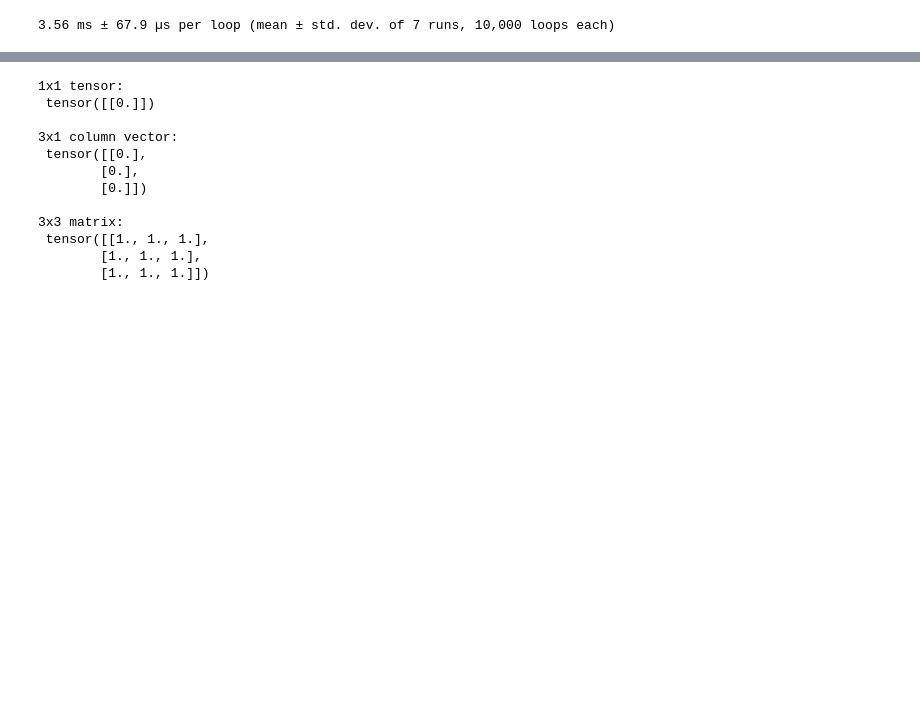
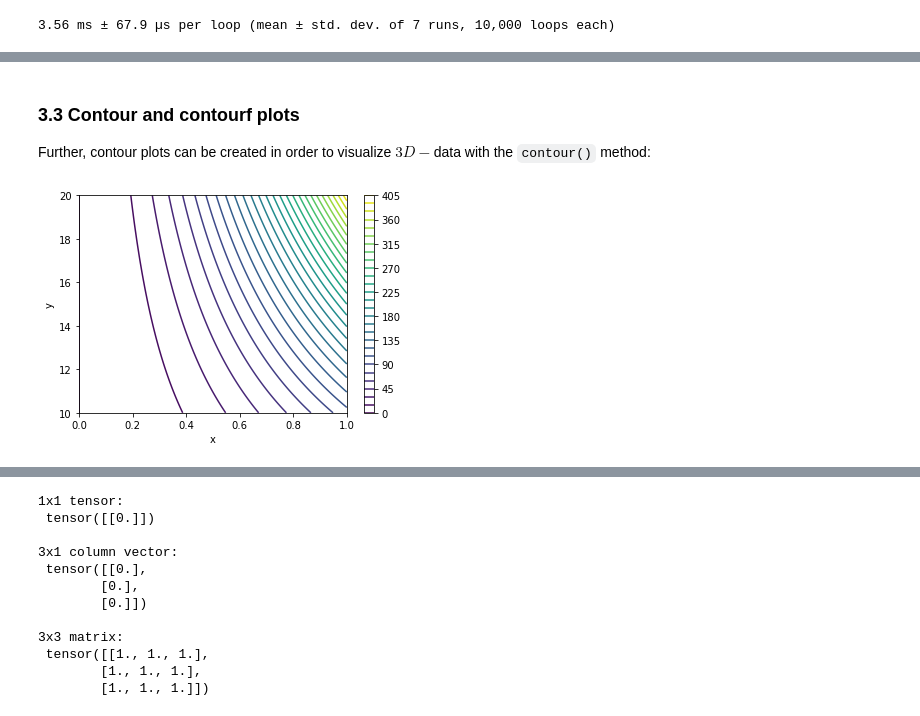
Before and after one commit to AndreWeiner/ml-cfd-lecture, a Jupyter notebook: notebooks/python_intro.ipynb, the cells around one changed output, grey strips where cells are left out. Saved outputs shown, nothing was run; the diff lists cells and outputs as text; code cells hidden in the pictures; blank space fills up the shorter version.

```diff
--- a/notebooks/python_intro.ipynb
+++ b/notebooks/python_intro.ipynb
@@ -221,0 +281,25 @@ As can be seen by this little example, using list comprehension instead of for-l
+# %% [markdown]
+### 3.3 Contour and contourf plots
+Further, contour plots can be created in order to visualize $3D-$data with the `contour()` method:
+# %%
+from numpy import meshgrid
+# create 3D-data
+x = pt.linspace(0, 1, 100)
+y = pt.linspace(10, 20, 100)
+
+# in order to get one datapoint for each (x, y) tuple, we create a grid of (x, y) tuples with meshgrid
+x_new, y_new = meshgrid(x, y)
+
+# now we can use the grid to generate a matrix of data in z-direction, so for each (x, y) tuple there exist one z data point
+z = x_new**2 * y_new**2
+
+# now create contour plot, levels = number of isolines in the plot
+plt.contour(x, y, z, levels=30)
+
+# again we can add some labels and a colorbar
+plt.xlabel("x")
+plt.ylabel("y")
+plt.colorbar()
+plt.show()
+# %% [output]
+[figure, added]
```
Also changed, not shown: parts of 40 cells of this notebook.
